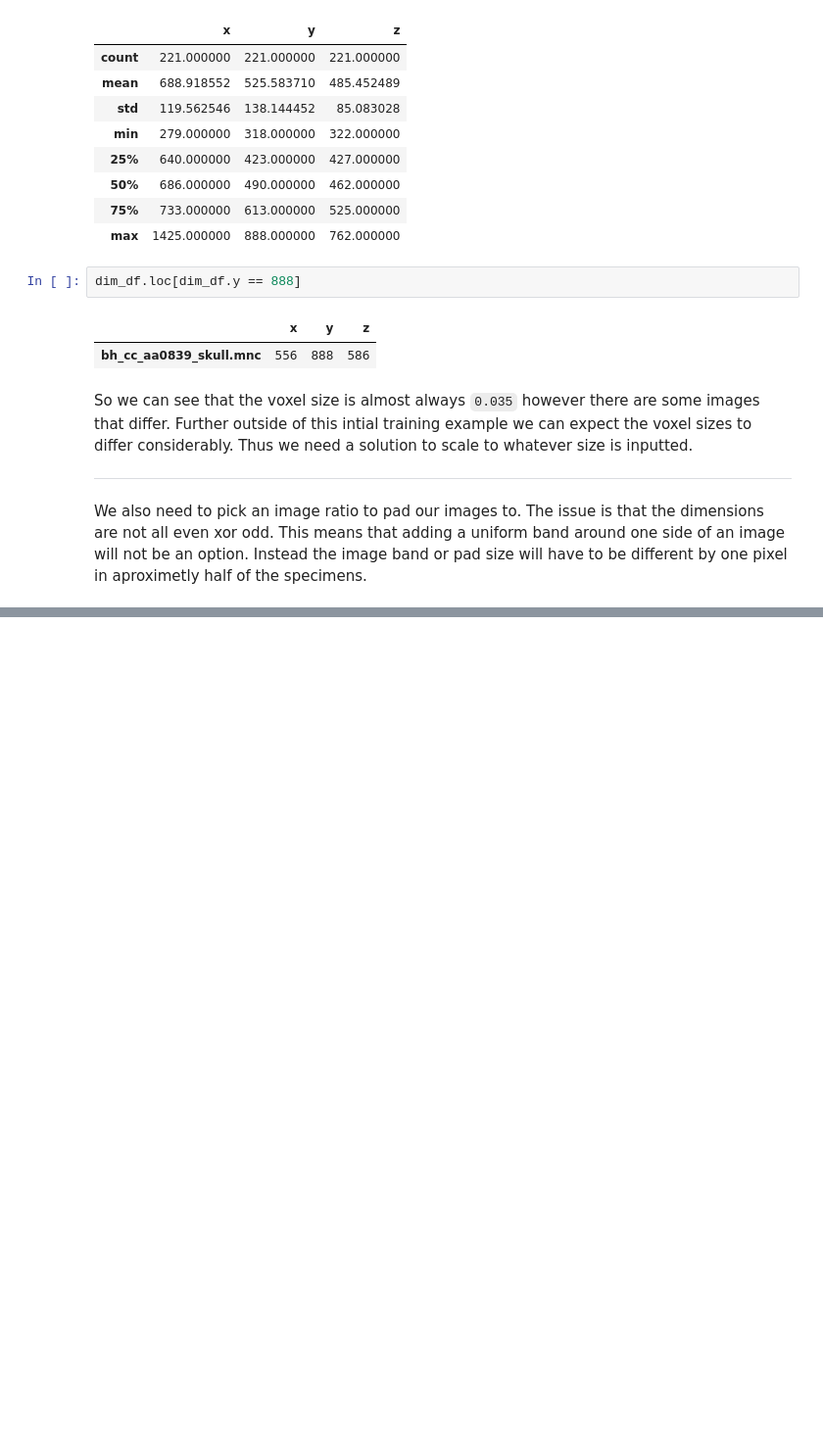
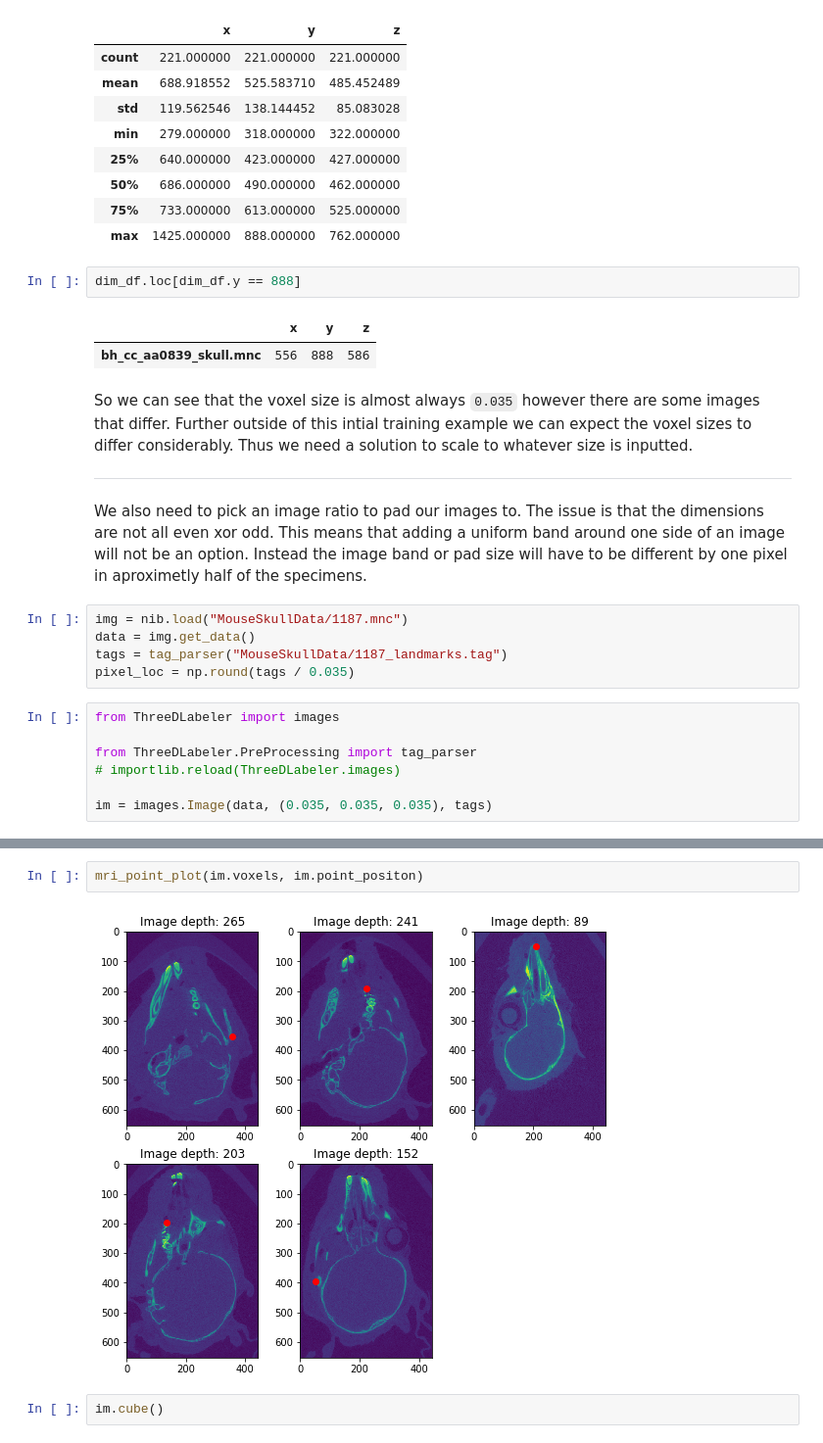
Before and after one commit to 3DLables/3DLabeler, a Jupyter notebook: EDA.ipynb, the cells around one changed output, grey strips where cells are left out. Shown at 98% size. Saved outputs shown, nothing was run; the diff lists cells and outputs as text; blank space fills up the shorter version.

Commit message:
Updated image class

```diff
--- a/EDA.ipynb
+++ b/EDA.ipynb
@@ -284,3 +284,15 @@ So we can see that the voxel size is almost always `0.035` however there are som
 ----
 
 We also need to pick an image ratio to pad our images to. The issue is that the dimensions are not all even xor odd. This means that adding a uniform band around one side of an image will not be an option. Instead the image band or pad size will have to be different by one pixel in aproximetly half of the specimens.
+# %%
+img = nib.load("MouseSkullData/1187.mnc")
+data = img.get_data()
+tags = tag_parser("MouseSkullData/1187_landmarks.tag")
+pixel_loc = np.round(tags / 0.035)
+# %%
+from ThreeDLabeler import images
+
+from ThreeDLabeler.PreProcessing import tag_parser
+# importlib.reload(ThreeDLabeler.images)
+
+im = images.Image(data, (0.035, 0.035, 0.035), tags)
@@ -286,0 +310,6 @@ We also need to pick an image ratio to pad our images to. The issue is that the
+# %%
+mri_point_plot(im.voxels, im.point_positon)
+# %% [output]
+[figure, added]
+# %%
+im.cube()
```
Also changed, not shown: parts of 6 cells of this notebook, 1 other file.
